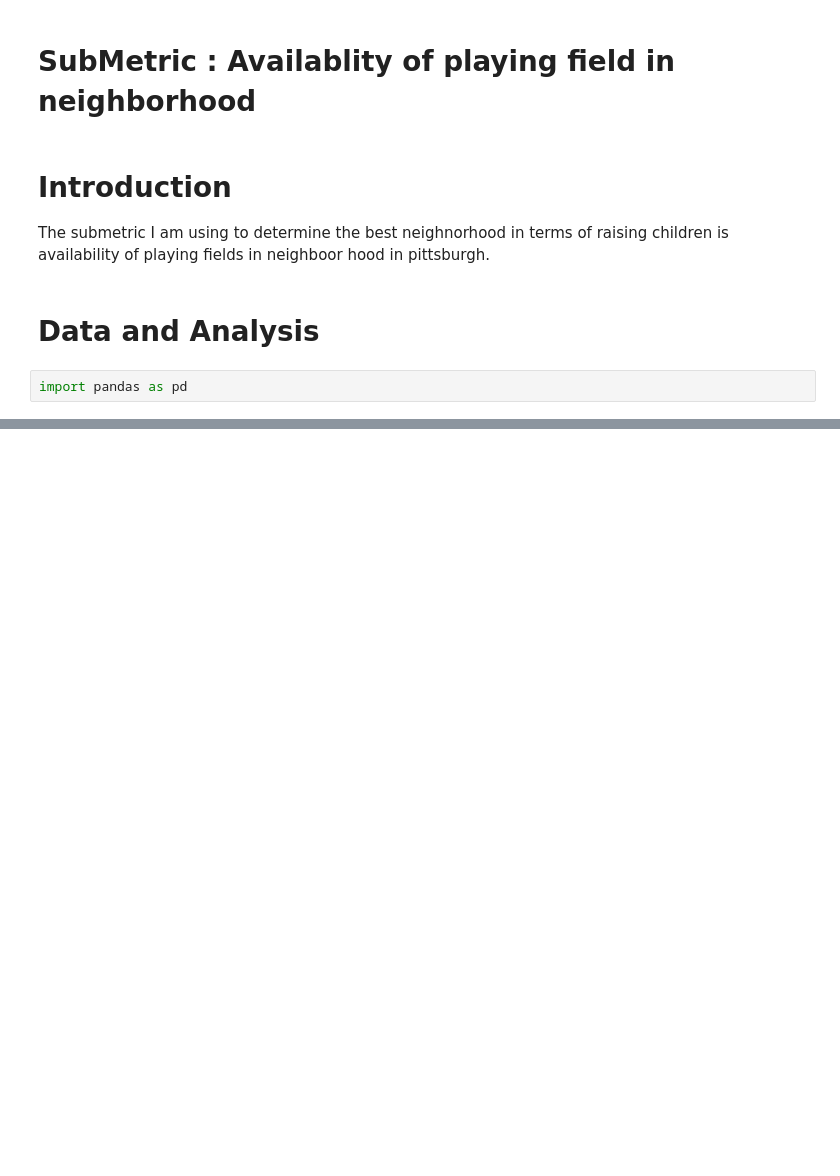
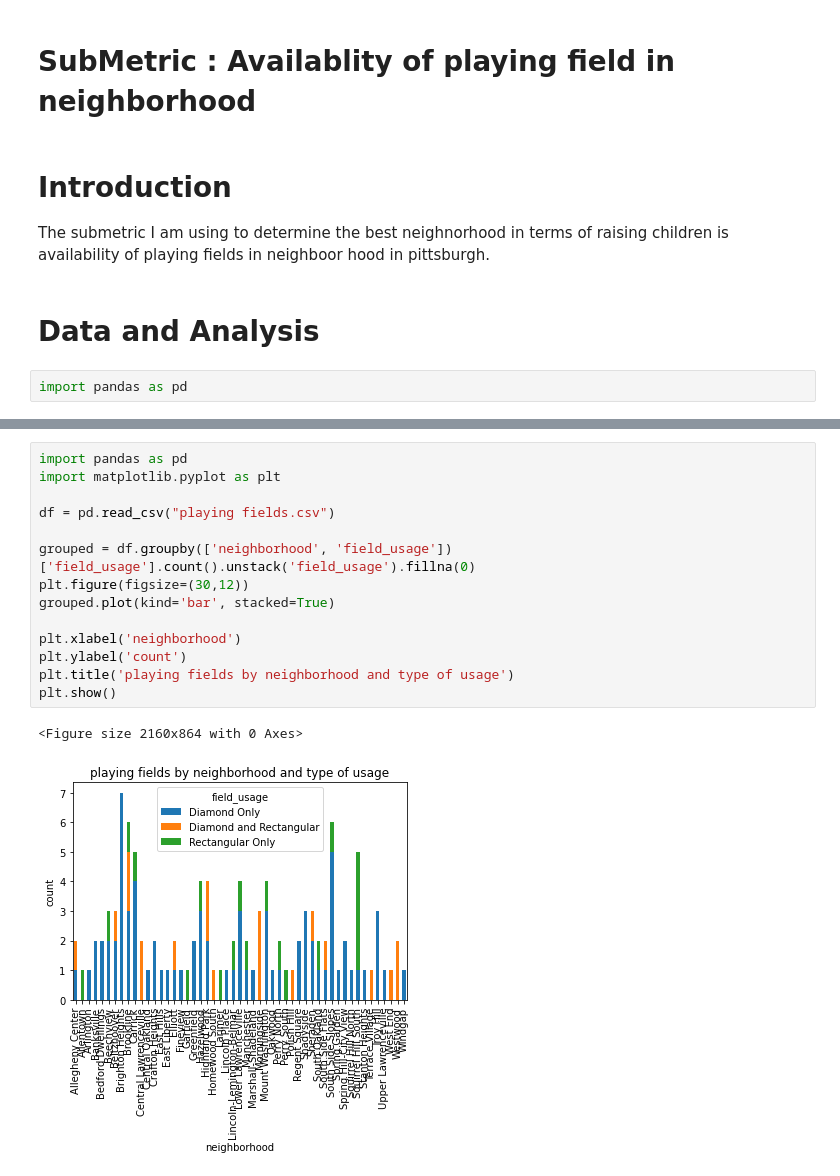
Before and after one commit to camickey7113/CMPINF-0010-Final-Project, a Jupyter notebook: smg200.ipynb, the cells around one changed output, grey strips where cells are left out. Cells and saved outputs as stored; diff of their text form; blank space fills up the shorter version.

```diff
--- a/smg200.ipynb
+++ b/smg200.ipynb
@@ -29,0 +117,17 @@ KeyError: 'police_Zone'
+# %%
+import pandas as pd
+import matplotlib.pyplot as plt
+
+df = pd.read_csv("playing fields.csv")
+
+grouped = df.groupby(['neighborhood', 'field_usage'])['field_usage'].count().unstack('field_usage').fillna(0)
+plt.figure(figsize=(30,12))
+grouped.plot(kind='bar', stacked=True)
+
+plt.xlabel('neighborhood')
+plt.ylabel('count')
+plt.title('playing fields by neighborhood and type of usage')
+plt.show()
+# %% [output]
+<Figure size 2160x864 with 0 Axes>
+[figure, added]
```
Also changed, not shown: parts of 8 cells of this notebook.
